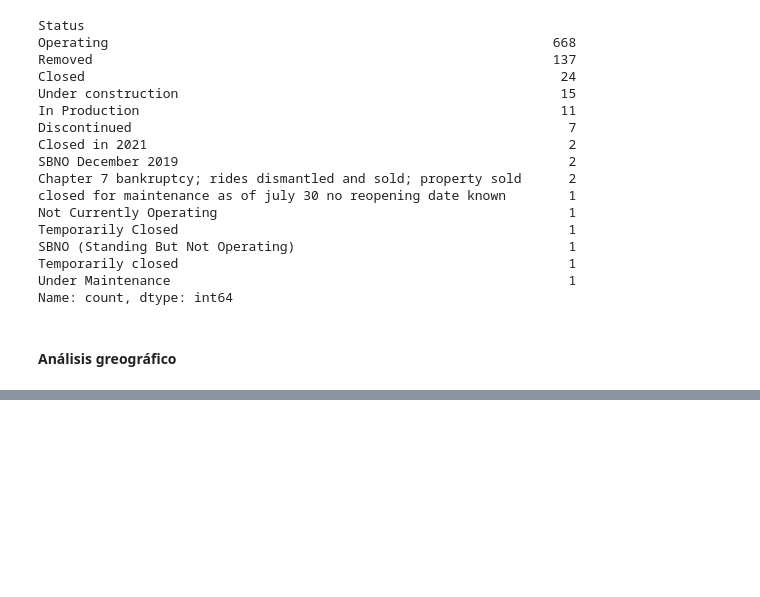
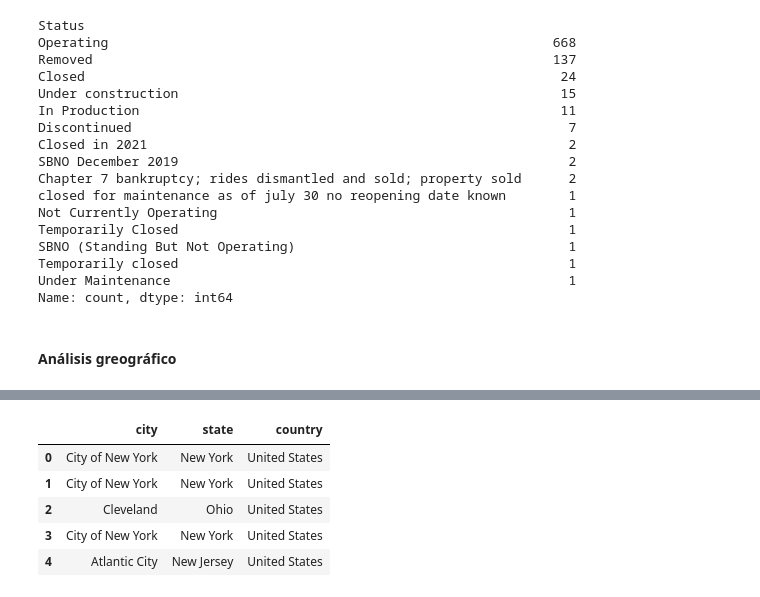
Before and after one commit to isaultirado77/learning-python, a Jupyter notebook: pandas/roller_coaster.ipynb, the cells around one changed output, grey strips where cells are left out. Cells and saved outputs as stored; diff of their text form; code cells hidden in the pictures; blank space fills up the shorter version.

Commit message:
init data cleaning overview

```diff
--- a/pandas/roller_coaster.ipynb
+++ b/pandas/roller_coaster.ipynb
@@ -416,0 +414,10 @@ NameError: name 'df_ubications' is not defined
+# %%
+locations_df = pd.read_csv("data/locations.csv")
+locations_df.head()
+# %% [output]
+|  | city | state | country |
+| 0 | City of New York | New York | United States |
+| 1 | City of New York | New York | United States |
+| 2 | Cleveland | Ohio | United States |
+| 3 | City of New York | New York | United States |
+| 4 | Atlantic City | New Jersey | United States |
```
Also changed, not shown: parts of 4 cells of this notebook, 3 other files.
